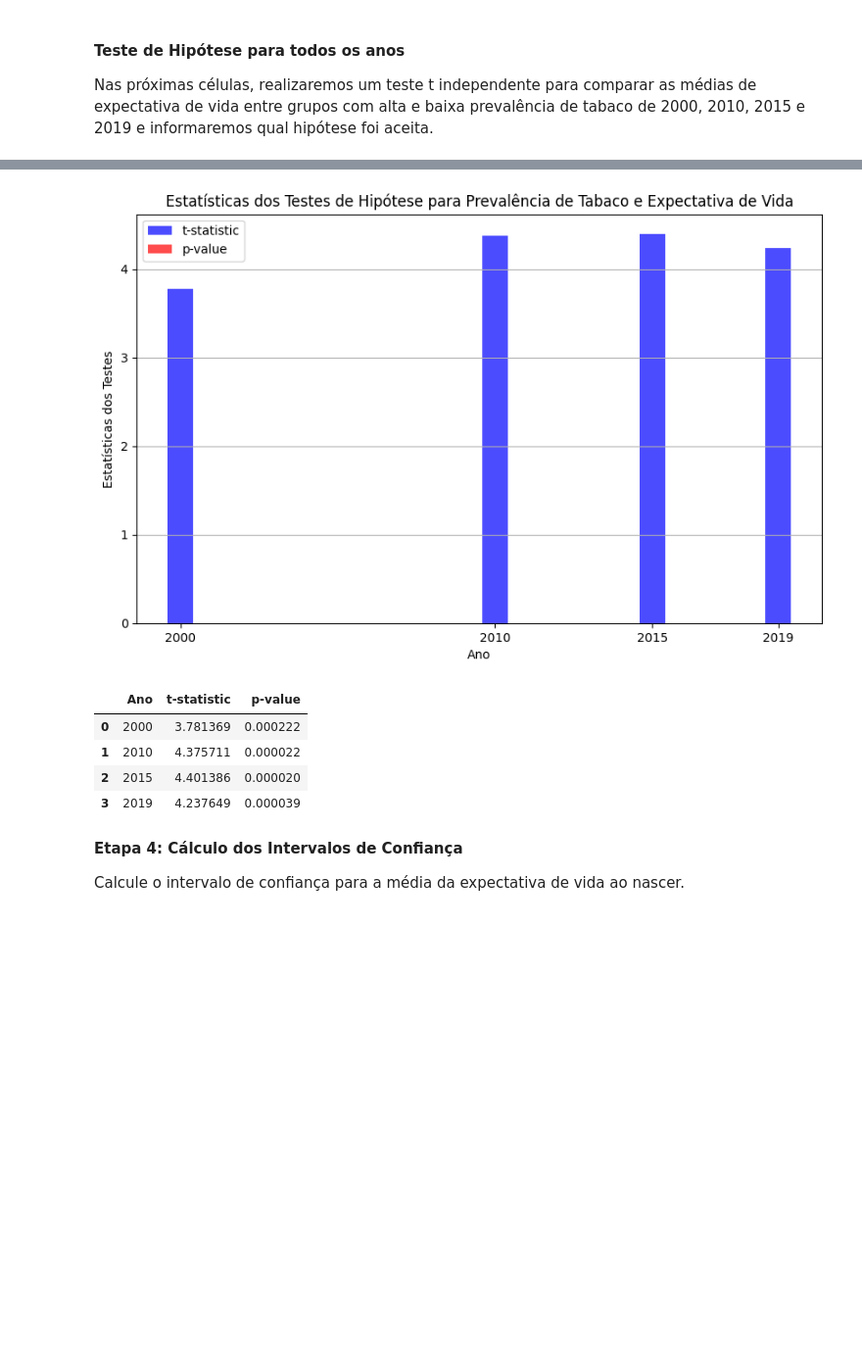
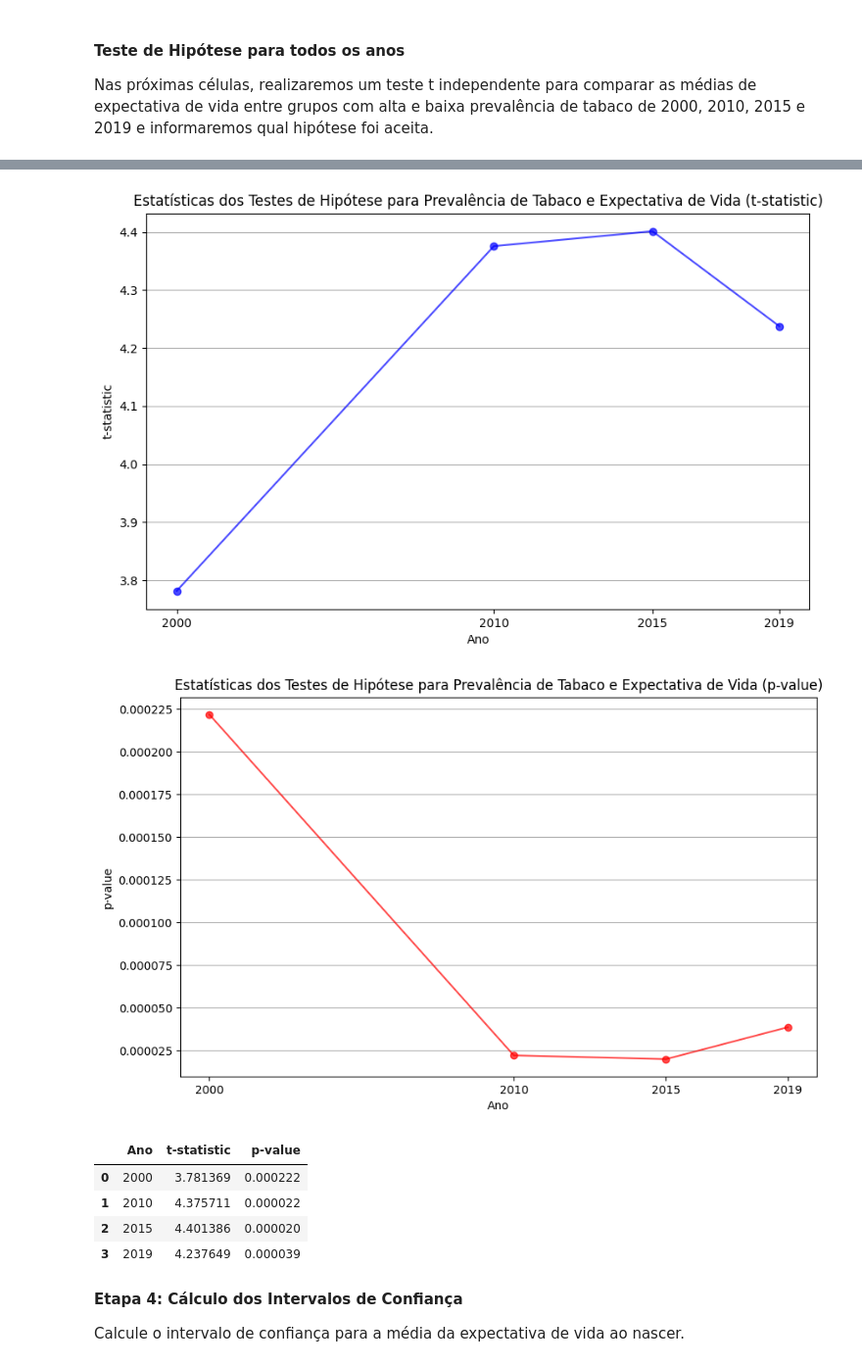
Before and after one commit to marcelomrad/Trabalho_Final_ICD, a Jupyter notebook: analise_saude.ipynb, the cells around one changed output, grey strips where cells are left out. Shown: that part at 98% size. Drawn from its saved outputs; the diff is of its cells as text; code cells hidden in the pictures; blank space fills up the shorter version.

Commit message:
gráfico correlação

```diff
--- a/analise_saude.ipynb
+++ b/analise_saude.ipynb
@@ -332,38 +361,47 @@ t_stat_2019, p_value_2019, conclusao_2019
 # %%
 import pandas as pd
 import matplotlib.pyplot as plt
 
 # Resultados dos testes de hipótese para cada ano
 anos = [2000, 2010, 2015, 2019]
 t_stats = []
 p_values = []
 
 for ano in anos:
     tabaco_alto = df_exp_nasc_e_tabaco[df_exp_nasc_e_tabaco[f'{ano}_tabaco'] >= df_exp_nasc_e_tabaco[f'{ano}_tabaco'].median()]
     tabaco_baixo = df_exp_nasc_e_tabaco[df_exp_nasc_e_tabaco[f'{ano}_tabaco'] < df_exp_nasc_e_tabaco[f'{ano}_tabaco'].median()]
 
     t_stat, p_value = stats.ttest_ind(tabaco_alto[f'{ano}_expectativa'], tabaco_baixo[f'{ano}_expectativa'])
     t_stats.append(t_stat)
     p_values.append(p_value)
 
 # Criar um DataFrame com os resultados
 resultados_df = pd.DataFrame({'Ano': anos, 't-statistic': t_stats, 'p-value': p_values})
 
-# Gráfico de barras empilhadas
+# Gráfico de linhas para t-statistic
 plt.figure(figsize=(10, 6))
-plt.bar(resultados_df['Ano'], resultados_df['t-statistic'], label='t-statistic', color='b', alpha=0.7)
-plt.bar(resultados_df['Ano'], resultados_df['p-value'], label='p-value', color='r', alpha=0.7)
+plt.plot(resultados_df['Ano'], resultados_df['t-statistic'], marker='o', color='b', alpha=0.7)
 plt.xticks(anos)
 plt.xlabel('Ano')
-plt.ylabel('Estatísticas dos Testes')
-plt.title('Estatísticas dos Testes de Hipótese para Prevalência de Tabaco e Expectativa de Vida')
-plt.legend()
+plt.ylabel('t-statistic')
+plt.title('Estatísticas dos Testes de Hipótese para Prevalência de Tabaco e Expectativa de Vida (t-statistic)')
+plt.grid(axis='y')
+plt.show()
+
+# Gráfico de linhas para p-value
+plt.figure(figsize=(10, 6))
+plt.plot(resultados_df['Ano'], resultados_df['p-value'], marker='o', color='r', alpha=0.7)
+plt.xticks(anos)
+plt.xlabel('Ano')
+plt.ylabel('p-value')
+plt.title('Estatísticas dos Testes de Hipótese para Prevalência de Tabaco e Expectativa de Vida (p-value)')
 plt.grid(axis='y')
 plt.show()
 
 resultados_df
 # %% [output]
-[figure, old version]
+[figure, new version]
+[figure, added]
 |  | Ano | t-statistic | p-value |
 | 0 | 2000 | 3.781369 | 0.000222 |
 | 1 | 2010 | 4.375711 | 0.000022 |
```
Also changed, not shown: parts of 5 cells of this notebook.
